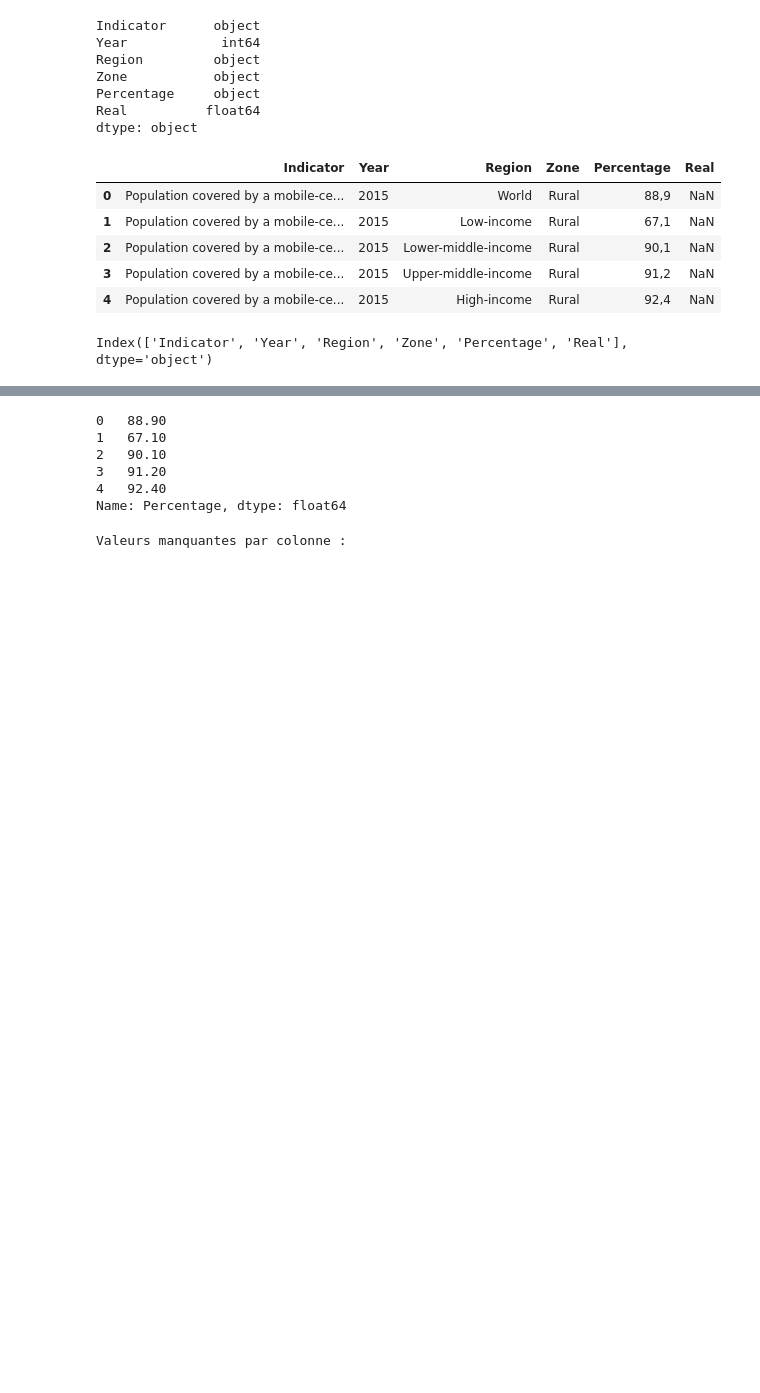
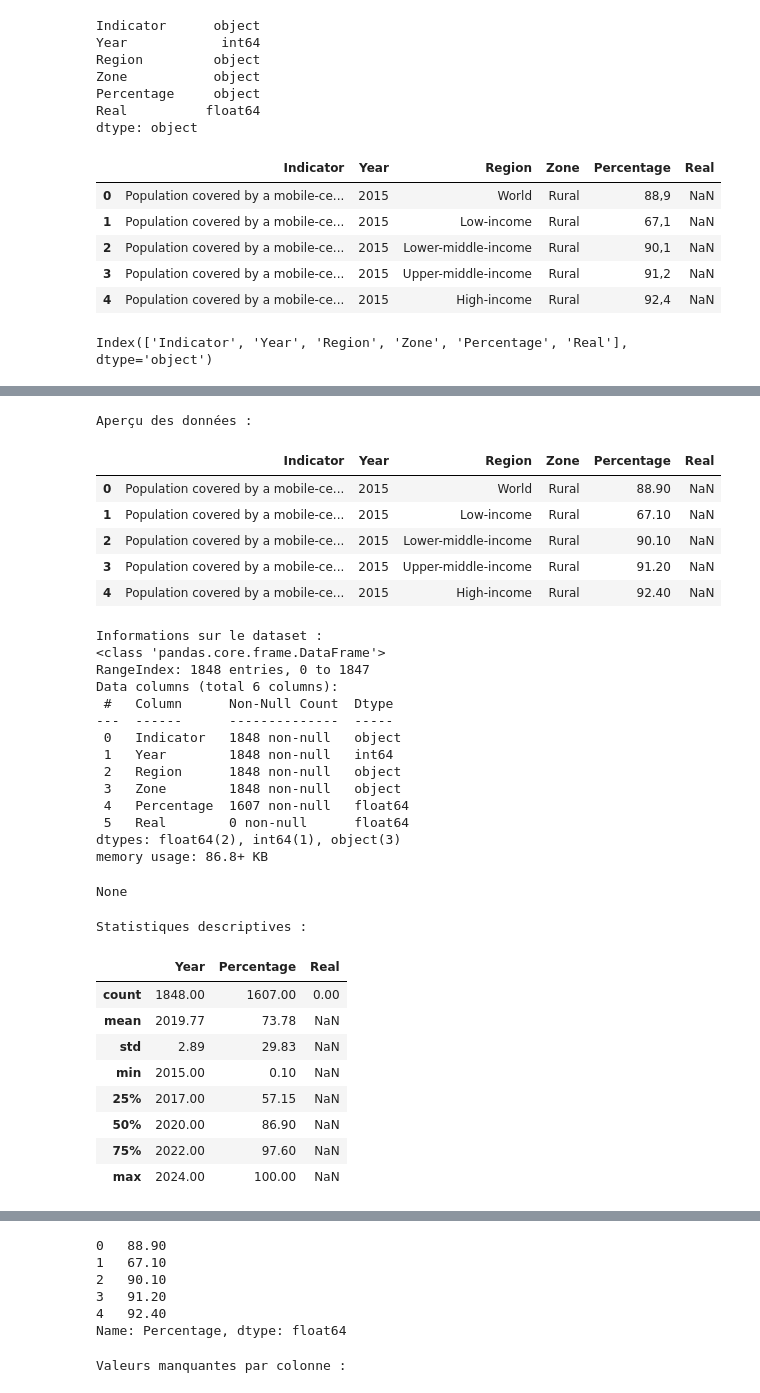
Before and after one commit to speedy27/Data-analysis, a Jupyter notebook: Projet_Analyse_Donnees.ipynb, the cells around one changed output, grey strips where cells are left out. Drawn from its saved outputs; the diff is of its cells as text; code cells hidden in the pictures; blank space fills up the shorter version.

```diff
--- a/Projet_Analyse_Donnees.ipynb
+++ b/Projet_Analyse_Donnees.ipynb
@@ -118 +189,54 @@ pd.set_option('display.float_format', '{:.2f}'.format)
+# %%
+def clean_numeric(value):
+    if isinstance(value, str):
+        return float(value.replace(',', '.'))
+    return value
+
+
+# Affichage des premières lignes pour vérification
+print("Aperçu des données :")
+display(df.head())
+
+# ### 2.2 Analyse préliminaire des données
+
+# Informations générales sur le dataset
+print("\nInformations sur le dataset :")
+display(df.info())
+
+# Description statistique des données numériques
+print("\nStatistiques descriptives :")
+display(df.describe())
+# %% [output]
+Aperçu des données :
+|  | Indicator | Year | Region | Zone | Percentage | Real |
+| 0 | Population covered by a mobile-ce... | 2015 | World | Rural | 88.90 | NaN |
+| 1 | Population covered by a mobile-ce... | 2015 | Low-income | Rural | 67.10 | NaN |
+| 2 | Population covered by a mobile-ce... | 2015 | Lower-middle-income | Rural | 90.10 | NaN |
+| 3 | Population covered by a mobile-ce... | 2015 | Upper-middle-income | Rural | 91.20 | NaN |
+| 4 | Population covered by a mobile-ce... | 2015 | High-income | Rural | 92.40 | NaN |
+Informations sur le dataset :
+<class 'pandas.core.frame.DataFrame'>
+RangeIndex: 1848 entries, 0 to 1847
+Data columns (total 6 columns):
+ #   Column      Non-Null Count  Dtype
+---  ------      --------------  -----
+ 0   Indicator   1848 non-null   object
+ 1   Year        1848 non-null   int64
+ 2   Region      1848 non-null   object
+ 3   Zone        1848 non-null   object
+ 4   Percentage  1607 non-null   float64
+ 5   Real        0 non-null      float64
+dtypes: float64(2), int64(1), object(3)
+memory usage: 86.8+ KB
+None
+Statistiques descriptives :
+|  | Year | Percentage | Real |
+| count | 1848.00 | 1607.00 | 0.00 |
+| mean | 2019.77 | 73.78 | NaN |
+| std | 2.89 | 29.83 | NaN |
+| min | 2015.00 | 0.10 | NaN |
+| 25% | 2017.00 | 57.15 | NaN |
+| 50% | 2020.00 | 86.90 | NaN |
+| 75% | 2022.00 | 97.60 | NaN |
+| max | 2024.00 | 100.00 | NaN |
 # %%
```
Also changed, not shown: parts of 13 cells of this notebook, 1 other file.
